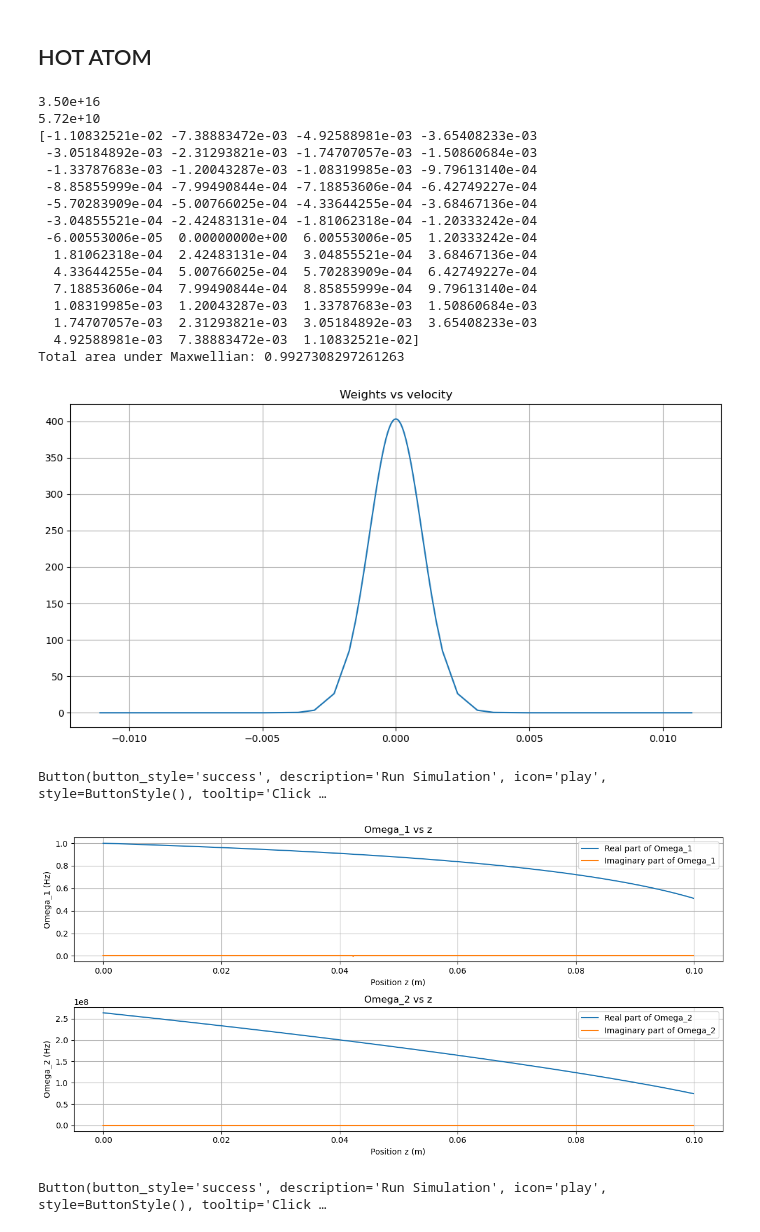
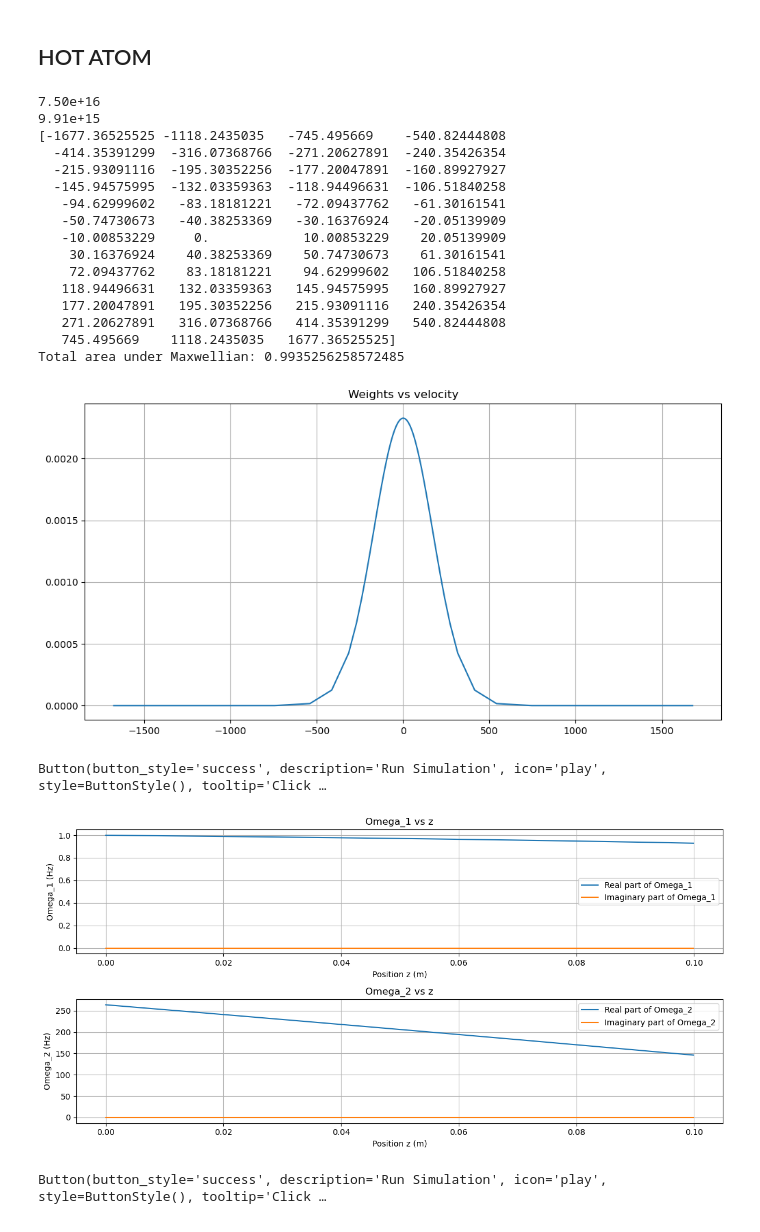
Before and after one commit to AndersonXu99/AONN-Nonlinearity, a Jupyter notebook: dev/Ruben/Test Hadiseh .ipynb, the cells around one changed output. Saved outputs shown, nothing was run; the diff lists cells and outputs as text; code cells hidden in the pictures.

```diff
--- a/dev/Ruben/Test Hadiseh .ipynb
+++ b/dev/Ruben/Test Hadiseh .ipynb
@@ -216,13 +214,13 @@ mu_13 = mu_23 = 2.5377e-29      # Dipole moment between states (|1> and |3>) and
 lambda1 = 795e-9       # In m
 c = 3e8
 
-Gamma3 = 2 * np.pi * 6e6   # (Hz)
-Gamma31 = 5/9 * Gamma3   # Decay from level 3 to level 1 (Hz)
-Gamma32 = Gamma23 = 4/9 * Gamma3   # Decay from level 3 to level 2 (Hz)
-Gamma12 = Gamma21 = 0.05 * Gamma3    # Decay rates between levels 1 and 2 (Hz)
-gamma13 = (Gamma3 + Gamma12)/2  # Decoherence rate between levels 1 and 3 (Hz)
-gamma23 = (Gamma3 + Gamma21)/2  # Decoherence rate between levels 2 and 3 (Hz)
-gamma12 = (Gamma12 + Gamma21)/2     # Decoherence rate between ground states (Hz)
+Gamma3 = 2 * np.pi * 6   # (MHz)
+Gamma31 = 5/9 * Gamma3   # Decay from level 3 to level 1 (MHz)
+Gamma32 = Gamma23 = 4/9 * Gamma3   # Decay from level 3 to level 2 (MHz)
+Gamma12 = Gamma21 = 0.05 * Gamma3    # Decay rates between levels 1 and 2 (MHz)
+gamma13 = (Gamma3 + Gamma12)/2  # Decoherence rate between levels 1 and 3 (MHz)
+gamma23 = (Gamma3 + Gamma21)/2  # Decoherence rate between levels 2 and 3 (MHz)
+gamma12 = (Gamma12 + Gamma21)/2     # Decoherence rate between ground states (MHz)
 
 w_1 = 2 * np.pi * c / lambda1
 k_0 = w_1 / c
@@ -231,8 +229,8 @@ z = 0.0001    # Step size in meters
 
 k_b = 1.380649e-23     # Boltzmann constant (m^2 kg s^-2 K^-1)
 m = 1.41e-25           # Mass of the particle (kg)
-T = 0.00000001                # Temperature (K)
-N = 3.5e16
+T = 300               # Temperature (K)
+N = 7.5e16
 #OD_0 = N*L*((2 * np.pi)**2 * np.abs(mu_13)**2) / (hbar * epsilon_0 * w_1 * lambda1) * np.sqrt(m * c**2 / (2 * np.pi * k_b * T))
 
 OD_0 = 10
@@ -252,7 +250,7 @@ def Maxwellian(V):
 nv = 51
 v_values = np.zeros(nv)
 dv = np.zeros(nv)
-dv_min = 0.00003  # Minimum velocity increment
+dv_min = 5  # Minimum velocity increment
 
 # Middle index (centered at zero velocity)
 mid_index = nv // 2
@@ -299,23 +297,23 @@ plt.plot(v_values, weights)
 plt.title('Weights vs velocity')
 plt.grid(True)
 # %% [output]
-3.50e+16
-5.72e+10
-[-1.10832521e-02 -7.38883472e-03 -4.92588981e-03 -3.65408233e-03
- -3.05184892e-03 -2.31293821e-03 -1.74707057e-03 -1.50860684e-03
- -1.33787683e-03 -1.20043287e-03 -1.08319985e-03 -9.79613140e-04
- -8.85855999e-04 -7.99490844e-04 -7.18853606e-04 -6.42749227e-04
- -5.70283909e-04 -5.00766025e-04 -4.33644255e-04 -3.68467136e-04
- -3.04855521e-04 -2.42483131e-04 -1.81062318e-04 -1.20333242e-04
- -6.00553006e-05  0.00000000e+00  6.00553006e-05  1.20333242e-04
-  1.81062318e-04  2.42483131e-04  3.04855521e-04  3.68467136e-04
-  4.33644255e-04  5.00766025e-04  5.70283909e-04  6.42749227e-04
-  7.18853606e-04  7.99490844e-04  8.85855999e-04  9.79613140e-04
-  1.08319985e-03  1.20043287e-03  1.33787683e-03  1.50860684e-03
-  1.74707057e-03  2.31293821e-03  3.05184892e-03  3.65408233e-03
-  4.92588981e-03  7.38883472e-03  1.10832521e-02]
-Total area under Maxwellian: 0.9927308297261263
+7.50e+16
+9.91e+15
+[-1677.36525525 -1118.2435035   -745.495669    -540.82444808
+  -414.35391299  -316.07368766  -271.20627891  -240.35426354
+  -215.93091116  -195.30352256  -177.20047891  -160.89927927
+  -145.94575995  -132.03359363  -118.94496631  -106.51840258
+   -94.62999602   -83.18181221   -72.09437762   -61.30161541
+   -50.74730673   -40.38253369   -30.16376924   -20.05139909
+   -10.00853229     0.            10.00853229    20.05139909
+    30.16376924    40.38253369    50.74730673    61.30161541
+    72.09437762    83.18181221    94.62999602   106.51840258
+   118.94496631   132.03359363   145.94575995   160.89927927
+   177.20047891   195.30352256   215.93091116   240.35426354
+   271.20627891   316.07368766   414.35391299   540.82444808
+   745.495669    1118.2435035   1677.36525525]
+Total area under Maxwellian: 0.9935256258572485
-[figure, old version]
+[figure, new version]
 # %%
 # Backend function to calculate OD based on user input
 def calculate_OD_1(Om_1=1.0, delta_1=0.0, delta_2=0.0):
@@ -340,11 +338,11 @@ def calculate_OD_1(Om_1=1.0, delta_1=0.0, delta_2=0.0):
 
         for k in range(len(v_values)):
 
-            Om_2_actual = Om_2_list      # Convert to actual Omega_2 in Hz
-            Om_1_actual = Om_1_list      # Convert Om_1 to Hz
+            Om_2_actual = Om_2_list      # Convert to actual Omega_2 in MHz
+            Om_1_actual = Om_1_list      # Convert Om_1 to MHz
 
-            delta_1_actual = delta_1 * Gamma3 + k_0 * v_values[k]
-            delta_2_actual = delta_2 * Gamma3 + k_0 * v_values[k]
+            delta_1_actual = delta_1 * Gamma3 + k_0 * v_values[k] / (10**6)
+            delta_2_actual = delta_2 * Gamma3 + k_0 * v_values[k] / (10**6)
 
             # Define the imaginary unit
             I = 1j
@@ -411,8 +409,8 @@ def calculate_OD_1(Om_1=1.0, delta_1=0.0, delta_2=0.0):
         rho31_val = np.sum(rho31_values * weights * dv) / np.sum(weights * dv)
 
         # Update the Rabi frequencies
-        Om_2_list = Om_2_actual + z * (1j) * (k_0 / (epsilon_0 * hbar)) * N * rho32_val * mu_23**2
-        Om_1_list = Om_1_actual + z * (1j) * (k_0 / (epsilon_0 * hbar)) * N * rho31_val * mu_13**2
+        Om_2_list = Om_2_actual + z * (1j) * (k_0 / (epsilon_0 * hbar)) * N * rho32_val * mu_23**2 / (10**6)
+        Om_1_list = Om_1_actual + z * (1j) * (k_0 / (epsilon_0 * hbar)) * N * rho31_val * mu_13**2 / (10**6)
 
         #min_threshold = 1e-16  # Physically justified minimum value
 
@@ -468,35 +466,35 @@ def plot_OD(Om_1: list,delta_1: list, delta_2):
     plt.grid(True)
 
     plt.tight_layout()
     plt.show()
 
 
 # Create the button to start the simulation
 run_button = widgets.Button(
     description="Run Simulation",
     button_style='success',  # 'success', 'info', 'warning', 'danger' or '' (default)
     tooltip='Click to run the simulation',
     icon='play'
 )
 
 # Function to be triggered when the button is clicked
 def run_simulation(b):
     # Extract the current slider values
-    Om_1 = 3
+    Om_1 = 0.0001
     delta_1 = 0
     delta_2 = 0
 
     # Call the plot_OD function with these values
     plot_OD(Om_1, delta_1, delta_2)
 
 # Attach the function to the button
 run_button.on_click(run_simulation)
 
 # Display the sliders and the button
 display(run_button)
 # %% [output]
 Button(button_style='success', description='Run Simulation', icon='play', style=ButtonStyle(), tooltip='Click …
-[figure, old version]
+[figure, new version]
 # %%
 def compute_F1_F2(Om_1_input, Om_2_input, delta_1, delta_2):
     # Initialize arrays to store rho31 and rho32
```
Also changed, not shown: parts of 1 cell of this notebook.
